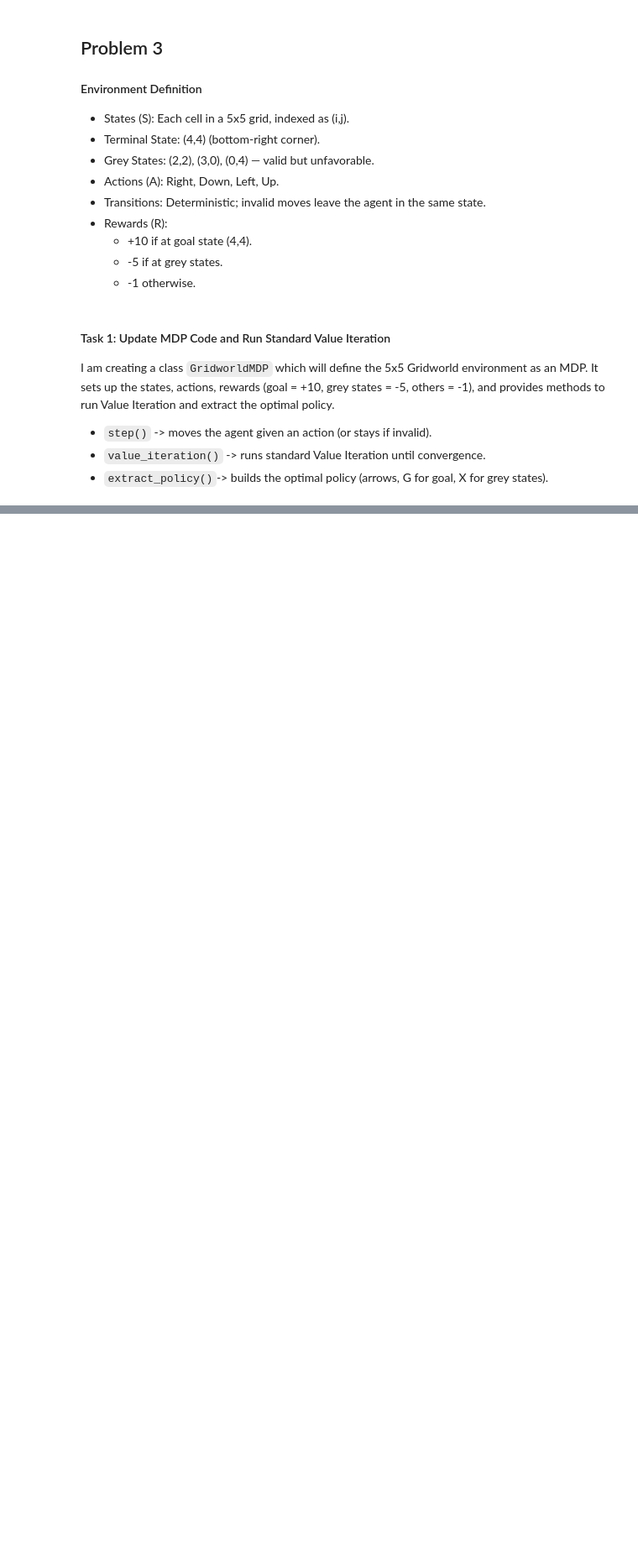
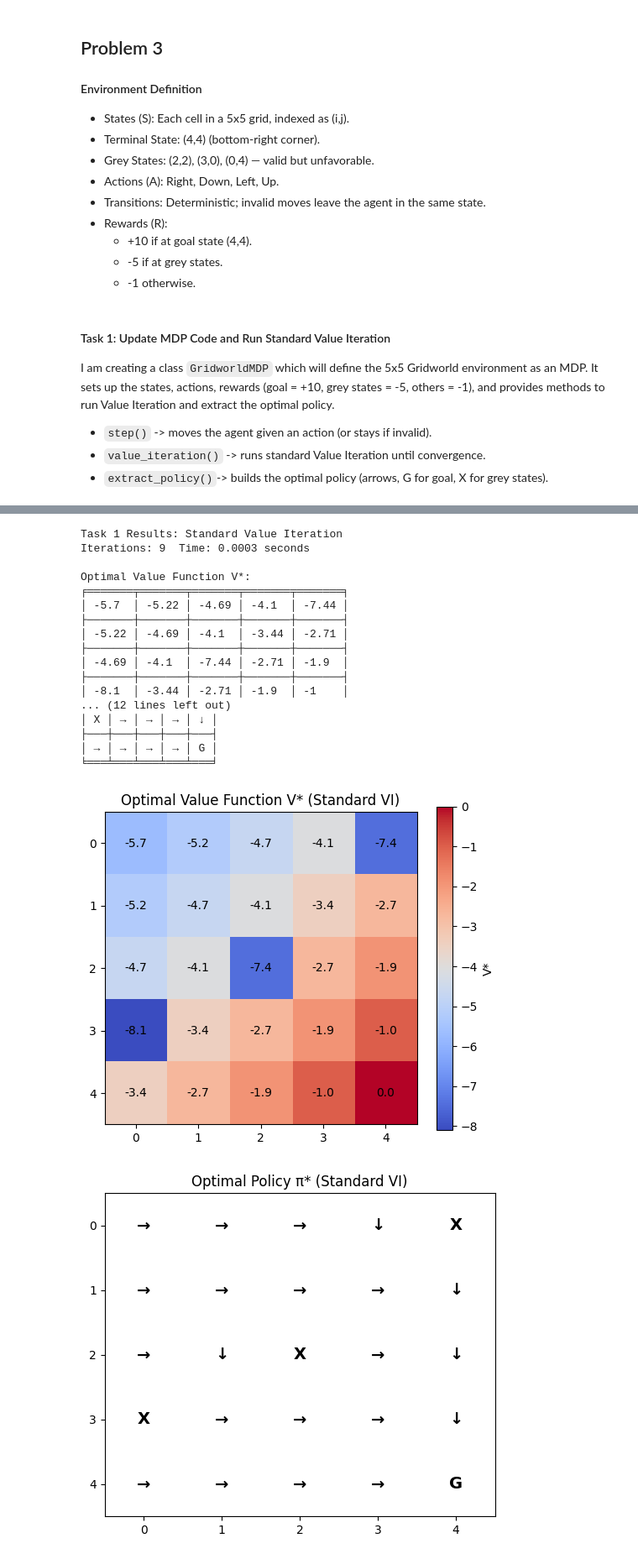
Before and after one commit to Christo-Conestoga/RL-Assignment1, a Jupyter notebook: main.ipynb, the cells around one changed output, grey strips where cells are left out. Shown at 84% size. Cells and saved outputs as stored; diff of their text form; code cells hidden in the pictures; blank space fills up the shorter version.

```diff
--- a/main.ipynb
+++ b/main.ipynb
@@ -234,8 +234,9 @@ class GridworldMDP:
             "↑": (-1, 0),
         }
 
+
+ # Transition function: return next state after applying action.
     def step(self, state, action):
-        """Transition function: return next state after applying action."""
         if state == self.goal_state:
             return state
         i, j = state
@@ -245,8 +246,8 @@ class GridworldMDP:
             return (new_i, new_j)
         return state
 
+ # Standard (synchronous) Value Iteration.
     def value_iteration(self):
-        """Standard (synchronous) Value Iteration."""
         V = np.zeros((self.n, self.n))
         iterations = 0
         start_time = time.time()
@@ -270,8 +271,8 @@ class GridworldMDP:
         elapsed = time.time() - start_time
         return V, iterations, elapsed
 
+# Extract optimal policy from value function V.
     def extract_policy(self, V):
-        """Extract optimal policy from value function V."""
         policy = [["" for _ in range(self.n)] for _ in range(self.n)]
         for i in range(self.n):
             for j in range(self.n):
@@ -287,0 +291,56 @@ class GridworldMDP:
+# %%
+# Initialize environment
+mdp = GridworldMDP()
+
+# Run Standard Value Iteration
+V_std, it_std, t_std = mdp.value_iteration()
+policy_std = mdp.extract_policy(V_std)
+
+# Show results using tabulate
+print("Task 1 Results: Standard Value Iteration")
+print("Iterations:", it_std, " Time:", round(t_std, 4), "seconds\n")
+
+print("Optimal Value Function V*:")
+print(tabulate(np.round(V_std, 2), tablefmt="fancy_grid"))
+
+print("\nOptimal Policy π*:")
+print(tabulate(policy_std, tablefmt="fancy_grid"))
+
+# Visualization
+plt.figure(figsize=(6,5))
+plt.imshow(V_std, cmap="coolwarm", origin="upper")
+plt.colorbar(label="V*")
+plt.title("Optimal Value Function V* (Standard VI)")
+for i in range(mdp.n):
+    for j in range(mdp.n):
+        plt.text(j, i, round(V_std[i,j],1), ha='center', va='center', color='black')
+plt.show()
+
+plt.figure(figsize=(6,5))
+for i in range(mdp.n):
+    for j in range(mdp.n):
+        plt.text(j, i, policy_std[i][j], ha='center', va='center', fontsize=14, weight='bold')
+plt.xlim(-0.5, mdp.n-0.5)
+plt.ylim(mdp.n-0.5, -0.5)
+plt.title("Optimal Policy π* (Standard VI)")
+plt.show()
+# %% [output]
+Task 1 Results: Standard Value Iteration
+Iterations: 9  Time: 0.0003 seconds
+
+Optimal Value Function V*:
+╒═══════╤═══════╤═══════╤═══════╤═══════╕
+│ -5.7  │ -5.22 │ -4.69 │ -4.1  │ -7.44 │
+├───────┼───────┼───────┼───────┼───────┤
+│ -5.22 │ -4.69 │ -4.1  │ -3.44 │ -2.71 │
+├───────┼───────┼───────┼───────┼───────┤
+│ -4.69 │ -4.1  │ -7.44 │ -2.71 │ -1.9  │
+├───────┼───────┼───────┼───────┼───────┤
+│ -8.1  │ -3.44 │ -2.71 │ -1.9  │ -1    │
+... (12 lines left out)
+│ X │ → │ → │ → │ ↓ │
+├───┼───┼───┼───┼───┤
+│ → │ → │ → │ → │ G │
+╘═══╧═══╧═══╧═══╧═══╛
+[figure, added]
+[figure, added]
```
Also changed, not shown: parts of 6 cells of this notebook.
